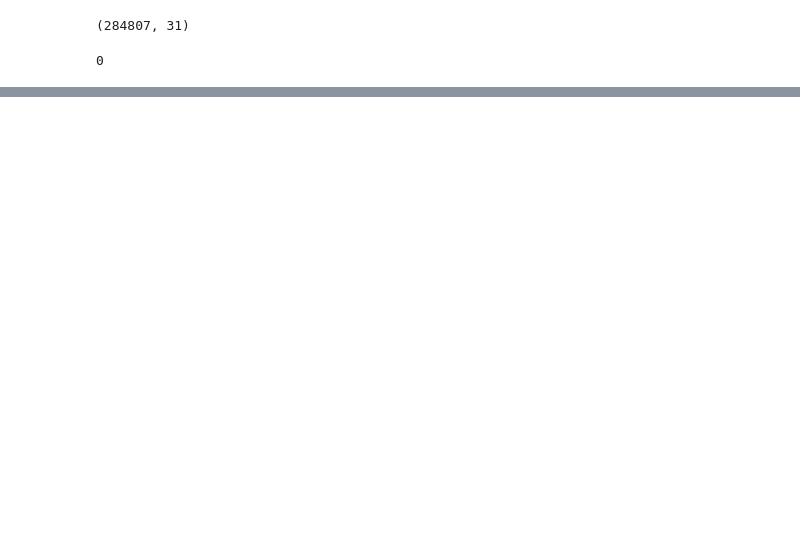
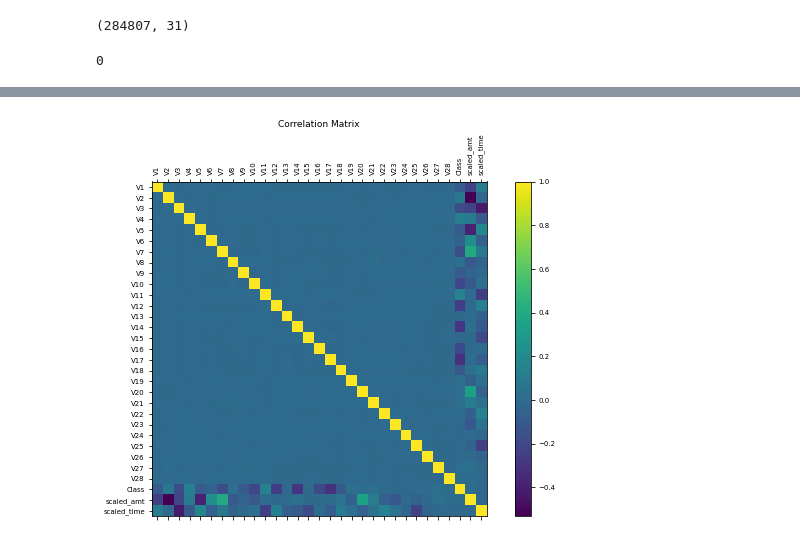
Before and after one commit to alicemaki/creditcardfraud, a Jupyter notebook: Credit Card Fraud Analysis.ipynb, the cells around one changed output, grey strips where cells are left out. Saved outputs shown, nothing was run; the diff lists cells and outputs as text; code cells hidden in the pictures; blank space fills up the shorter version.

```diff
--- a/Credit Card Fraud Analysis.ipynb
+++ b/Credit Card Fraud Analysis.ipynb
@@ -68,10 +102,24 @@ creditcarddata.describe(include='all')
 # %%
-# scale Amount and Time
-# Using robust scaler as it removes the median and scales the data according to quantile range. Outliers can often influence the sample mean/variance in a negative way, so the median and interquartile range often give better results.
-robust_scaler = RobustScaler()
+# Scale Amount and Time
+standard_scaler = StandardScaler()
 
-creditcarddata['scaled_amt'] = robust_scaler.fit_transform(creditcarddata['Amount'].values.reshape(-1,1))
-creditcarddata['scaled_time'] = robust_scaler.fit_transform(creditcarddata['Time'].values.reshape(-1,1))
+creditcarddata['scaled_amt'] = \
+    standard_scaler.fit_transform(creditcarddata['Amount'].values.reshape(-1,1))
+creditcarddata['scaled_time'] = \
+    standard_scaler.fit_transform(creditcarddata['Time'].values.reshape(-1,1))
 
 creditcarddata.drop(['Amount', 'Time'], axis=1, inplace=True)
+# %%
+# Correlation Matrix
+cor = creditcarddata.corr()
+f = plt.figure(figsize=(10,6))
+plt.matshow(cor, fignum=f.number)
+plt.xticks(range(len(cor.columns)), cor.columns, fontsize=7,rotation = 90)
+plt.yticks(range(len(cor.columns)), cor.columns, fontsize=7)
+cb = plt.colorbar()
+cb.ax.tick_params(labelsize = 7)
+plt.title('Correlation Matrix', fontsize = 9)
+plt.show()
+# %% [output]
+[figure, added]
 # %%
```
Also changed, not shown: parts of 33 cells of this notebook, 2 other files.
